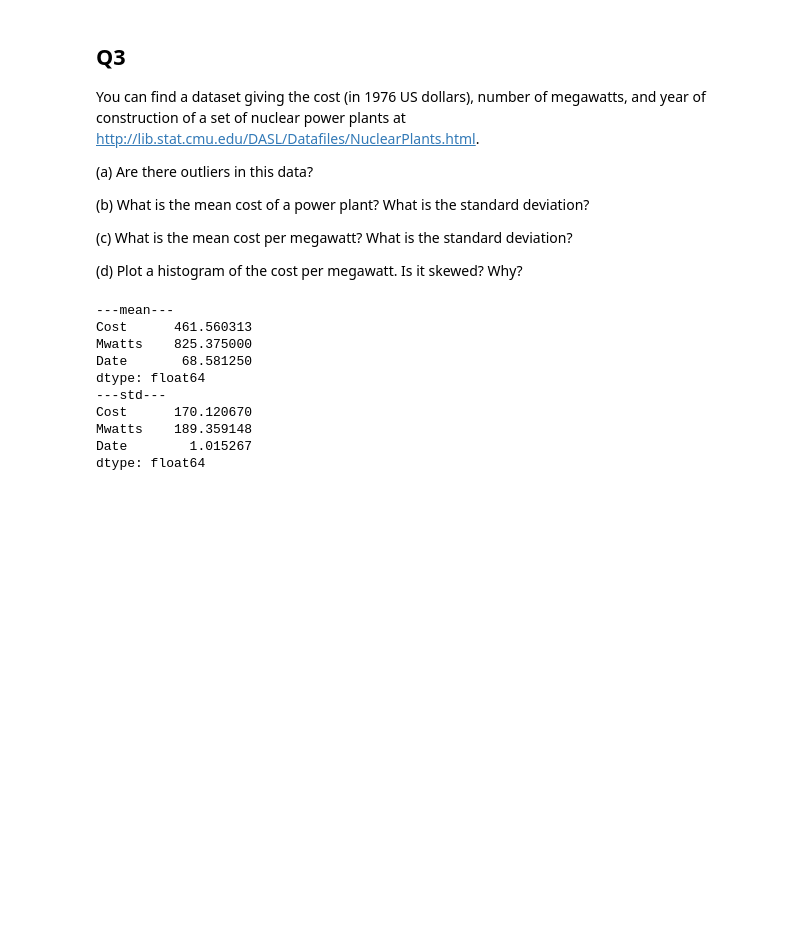
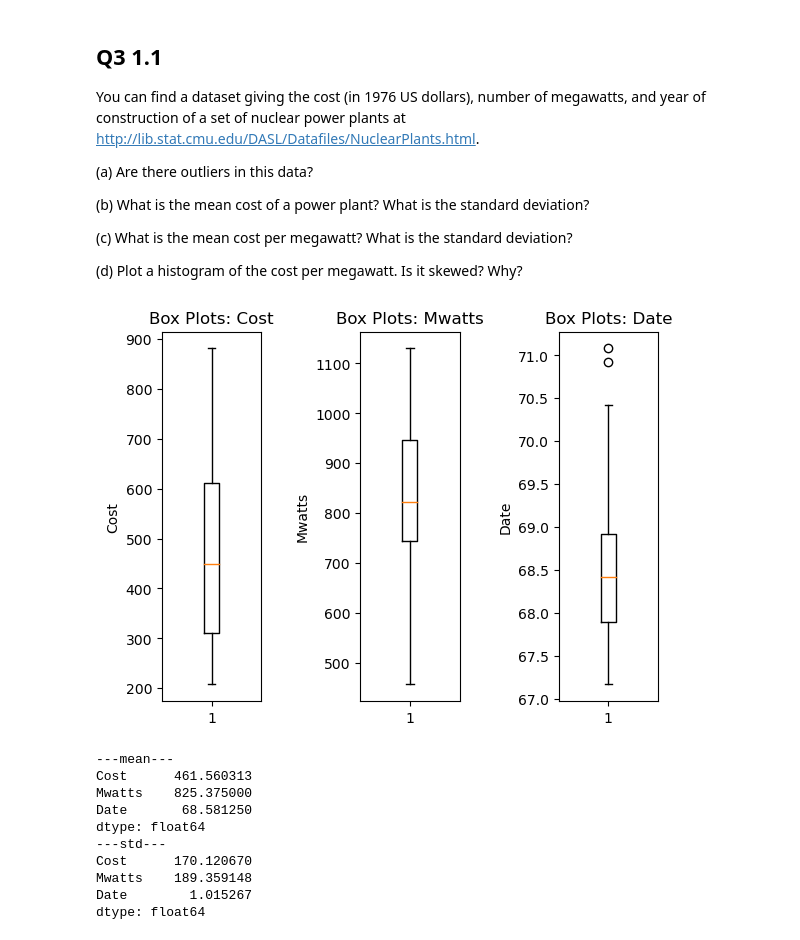
Before and after one commit to bose-pramuanpornsatid/cs361-prob-stats-cs, a Jupyter notebook: homework/hwk01/hwk01.ipynb, the cells around one changed output. Cells and saved outputs as stored; diff of their text form; code cells hidden in the pictures; blank space fills up the shorter version.

```diff
--- a/homework/hwk01/hwk01.ipynb
+++ b/homework/hwk01/hwk01.ipynb
@@ -2,7 +2,7 @@
 import pandas as pd
 import matplotlib.pyplot as plt
 # %% [markdown]
-## Q3
+## Q3 1.1
 You can find a dataset giving the cost (in 1976 US dollars), number of megawatts, and year of construction of a set of
 nuclear power plants at http://lib.stat.cmu.edu/DASL/Datafiles/NuclearPlants.html.
 
@@ -15,6 +15,24 @@ nuclear power plants at http://lib.stat.cmu.edu/DASL/Datafiles/NuclearPlants.htm
 (d) Plot a histogram of the cost per megawatt. Is it skewed? Why?
 # %%
 power = pd.read_csv('./q3.csv', names=['Cost', 'Mwatts', 'Date'], sep=',', header=0, index_col=False)
+# %%
+# a
+plt.subplot(1, 3, 1)
+plt.boxplot(power['Cost'])
+plt.title('Box Plots: Cost')
+plt.ylabel('Cost')
+plt.subplots_adjust(wspace = 1)
+plt.subplot(1, 3, 2)
+plt.boxplot(power['Mwatts'])
+plt.title('Box Plots: Mwatts')
+plt.ylabel('Mwatts')
+plt.subplot(1, 3, 3)
+plt.boxplot(power['Date'])
+plt.title('Box Plots: Date')
+plt.ylabel('Date')
+plt.show()
+# %% [output]
+[figure, added]
 # %%
 # b
 print("---mean---")
```
Also changed, not shown: parts of 6 cells of this notebook, 8 other files.
